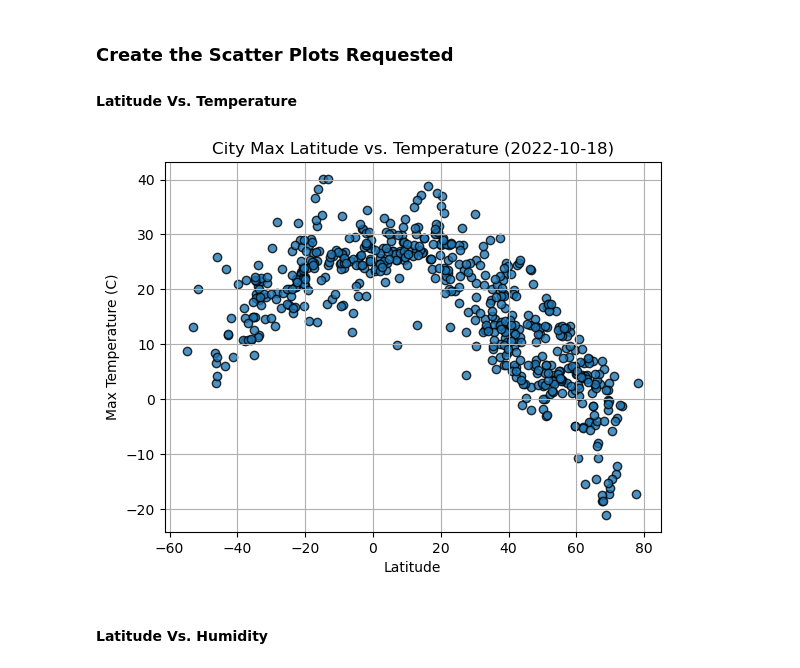
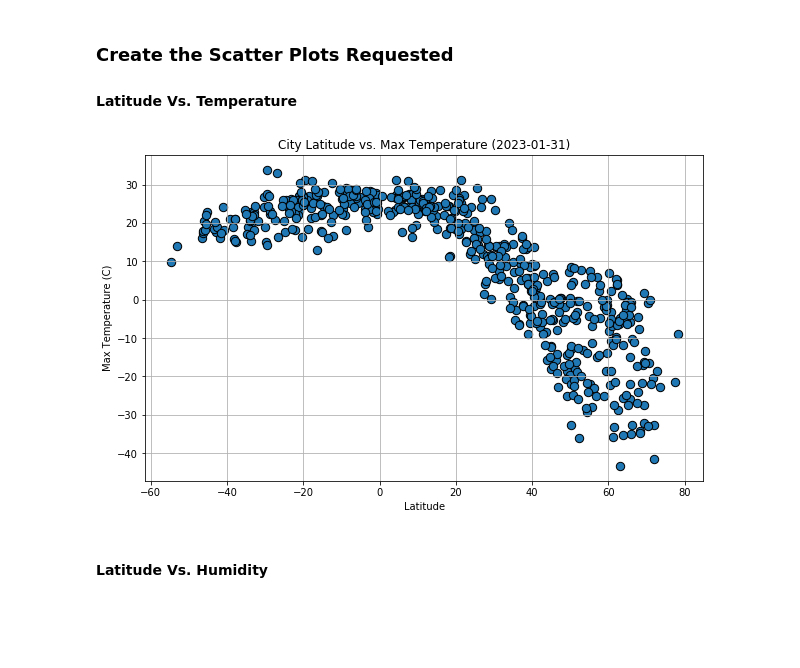
Before and after one commit to allison713/python-api-challenge, a Jupyter notebook: WeatherPy/WeatherPy.ipynb, the cells around one changed output. Cells and saved outputs as stored; diff of their text form; code cells hidden in the pictures; blank space fills up the shorter version.

Commit message:
Completed latitude vs temperature

```diff
--- a/WeatherPy/WeatherPy.ipynb
+++ b/WeatherPy/WeatherPy.ipynb
@@ -189,18 +190,25 @@ city_data_df.head()
 #### Latitude Vs. Temperature
 # %%
 # Build scatter plot for latitude vs. temperature
-# YOUR CODE HERE
+x_value = city_data_df["Lat"]
+y_value = city_data_df["Max Temp"]
+plt.figure(figsize=(10,6))
+plt.scatter(x_value,y_value, edgecolors='black',s=70)
 
 # Incorporate the other graph properties
-# YOUR CODE HERE
+date = pd.to_datetime(city_data_df["Date"][0],unit="s").date()
+plt.xlabel("Latitude")
+plt.ylabel("Max Temperature (C)")
+plt.title(f'City Latitude vs. Max Temperature ({date})')
+plt.grid(True)
 
 # Save the figure
 plt.savefig("output_data/Fig1.png")
 
 # Show plot
 plt.show()
 # %% [output]
-[figure, old version]
+[figure, new version]
 # %% [markdown]
 #### Latitude Vs. Humidity
 # %%
```
Also changed, not shown: parts of 6 cells of this notebook, 2 other files.
